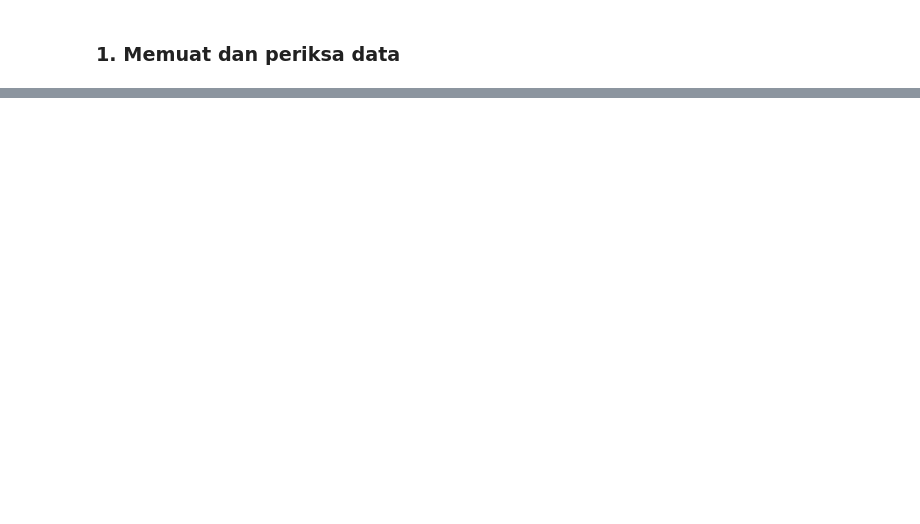
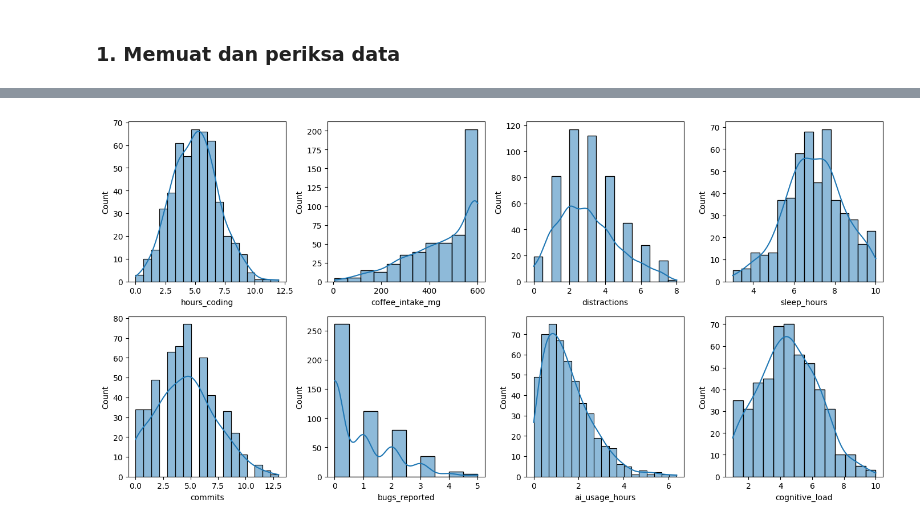
Before and after one commit to Faturar/data-mining-project-ai-developer-productivity-impact, a Jupyter notebook: main.ipynb, the cells around one changed output, grey strips where cells are left out. Drawn from its saved outputs; the diff is of its cells as text; code cells hidden in the pictures; blank space fills up the shorter version.

```diff
--- a/main.ipynb
+++ b/main.ipynb
@@ -57,2 +14,0 @@ Mendefinisikan untuk menentukan productivity score
-# %%
-df["productivity_score"] = (0.5 * df["commits"] + 0.3 * df["task_success"] - 0.2 * df["bugs_reported"])
@@ -152,18 +14,0 @@ Menggunakan metode regresi untuk mencari tingkat produktifitas berdasarkan task
-# %%
-df['productivity_score'] = df.apply(
-    lambda row: row['commits'] / (row['hours_coding'] + 1e-6) if row['hours_coding'] != 0
-    else np.nan, axis=1
-)
-
-df = df.dropna(subset=['productivity_score'])
-
-X_train, X_test, y_train, y_test = train_test_split(X, y, test_size=0.2, random_state=42)
-
-model = RandomForestRegressor(random_state=42)
-model.fit(X_train, y_train)
-
-y_pred = model.predict(X_test)
-print(f"Skor R²: {r2_score(y_test, y_pred):.2f}")
-
-ai_users = df[df['ai_usage_hours'] > 0]['productivity_score']
-print(f"\nRata-rata Produktivitas: {ai_users.mean():.2f} commit/jam")
@@ -278,0 +73,12 @@ plt.show()
+# %%
+fig, axes = plt.subplots(2, 4, figsize=(14,7))
+ax = axes.flatten()
+cols = df.drop('task_success', axis=1).columns
+
+for i, col in enumerate(cols):
+    sns.histplot(data=df, x=col, kde=True, ax=ax[i])
+
+plt.tight_layout()
+plt.show()
+# %% [output]
+[figure, added]
```
Also changed, not shown: parts of 75 cells of this notebook, 6 other files.
